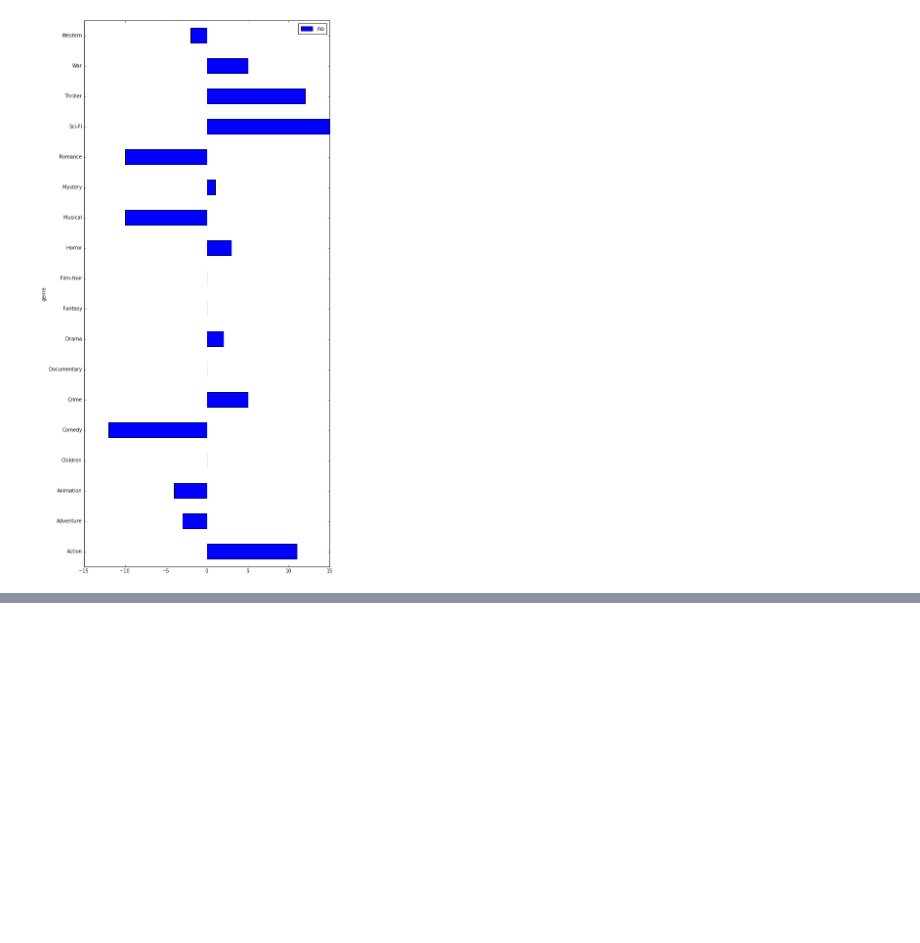
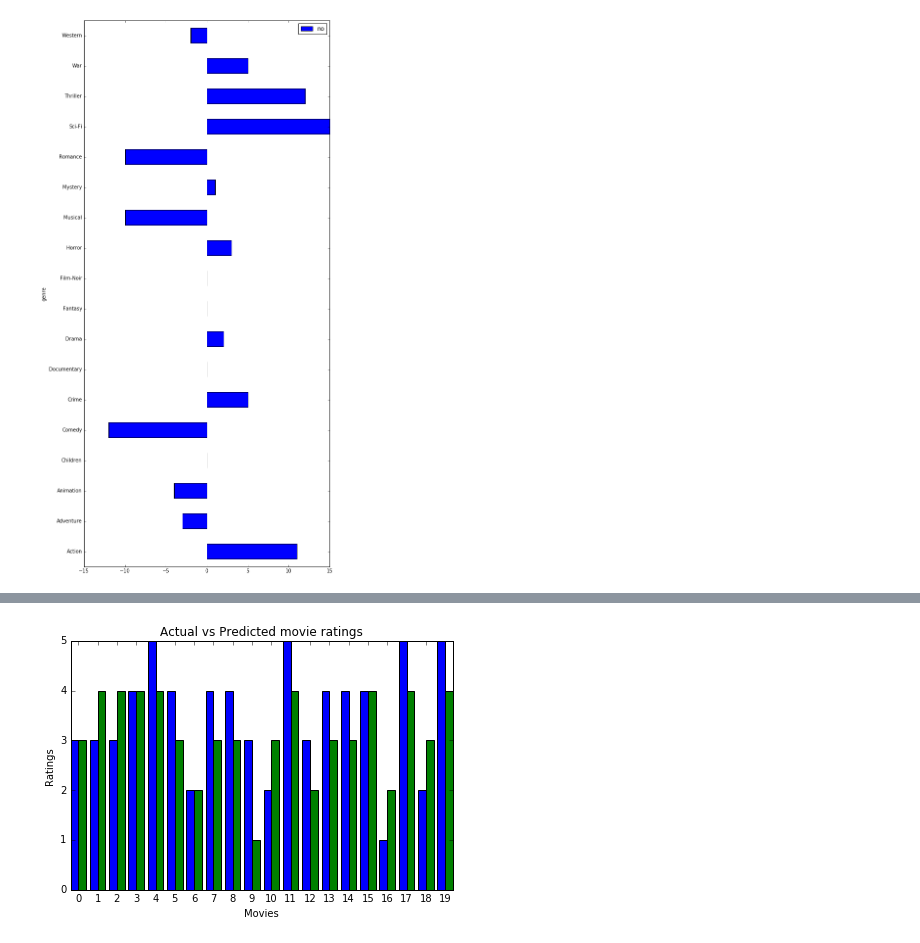
Before and after one commit to adhamgad/Machine-Learning-Nanodegree, a Jupyter notebook: P5-Recommender System/P5-Recommender systems .ipynb, the cells around one changed output, grey strips where cells are left out. Saved outputs shown, nothing was run; the diff lists cells and outputs as text; code cells hidden in the pictures; blank space fills up the shorter version.

```diff
--- a/P5-Recommender System/P5-Recommender systems .ipynb
+++ b/P5-Recommender System/P5-Recommender systems .ipynb
@@ -283,0 +323,16 @@ for i,j in dic.iteritems():
+# %%
+x = np.arange(20)
+fig, ax = plt.subplots()
+bar_width = 0.4
+plt.tight_layout()
+plt.xlabel('Movies')
+plt.ylabel('Ratings')
+plt.title('Actual vs Predicted movie ratings')
+plt.xticks(x + bar_width,x)
+rects1 = plt.bar(x,y_true,bar_width,
+                 color='b',label="Actual")
+
+rects2 = plt.bar(x + bar_width,y_pred, bar_width,
+                 color='g',label="predicted")
+# %% [output]
+[figure, added]
```
Also changed, not shown: parts of 10 cells of this notebook, 2 other files.
